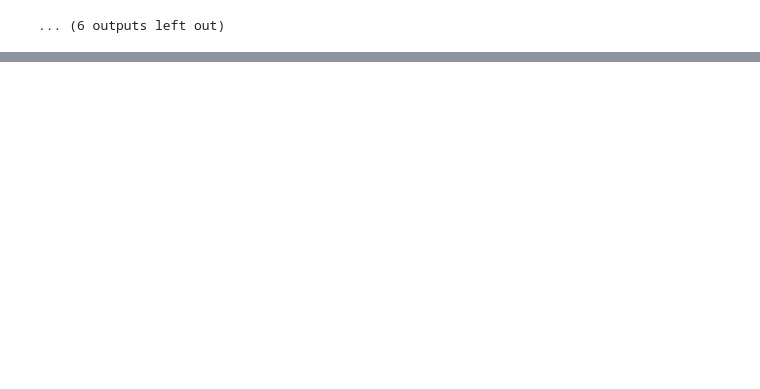
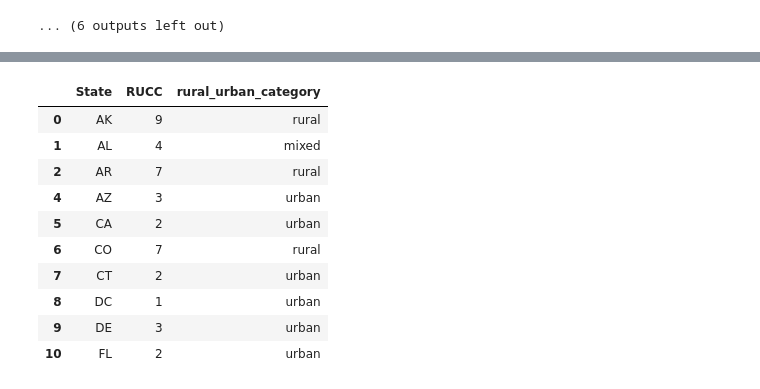
Before and after one commit to arnavjain321-prog/DS_6021_Final_Project, a Jupyter notebook: project1.ipynb, the cells around one changed output, grey strips where cells are left out. Saved outputs shown, nothing was run; the diff lists cells and outputs as text; code cells hidden in the pictures; blank space fills up the shorter version.

```diff
--- a/project1.ipynb
+++ b/project1.ipynb
@@ -194,0 +644,5 @@ snap_benefits — shape: (66, 6)
+# %%
+rural = pd.read_csv(
+    RAW_DIR / "Ruralurbancontinuumcodes2023.csv",
+    encoding="latin-1"
+)
@@ -194,0 +669,26 @@ snap_benefits — shape: (66, 6)
+# %%
+# ---- Clean RUCC data ----
+rural_clean = rural[rural["Attribute"] == "RUCC_2023"].copy()
+
+# Convert RUCC code to integer
+rural_clean["RUCC"] = rural_clean["Value"].astype(float).astype(int)
+
+# Aggregate to state-level median RUCC
+state_rucc = (
+    rural_clean.groupby("State")["RUCC"]
+    .median()
+    .reset_index()
+)
+
+# Create Urban/Mixed/Rural category
+def classify_rucc(code):
+    if code <= 3:
+        return "urban"
+    elif code <= 6:
+        return "mixed"
+    else:
+        return "rural"
+
+state_rucc["rural_urban_category"] = state_rucc["RUCC"].apply(classify_rucc)
+
+state_rucc.head()
@@ -194,0 +702,18 @@ snap_benefits — shape: (66, 6)
+# %%
+state_rucc = state_rucc[state_rucc["State"] != "AS"].copy()
+
+state_rucc["RUCC"] = state_rucc["RUCC"].astype(int)
+
+state_rucc.head(10)
+# %% [output]
+|  | State | RUCC | rural_urban_category |
+| 0 | AK | 9 | rural |
+| 1 | AL | 4 | mixed |
+| 2 | AR | 7 | rural |
+| 4 | AZ | 3 | urban |
+| 5 | CA | 2 | urban |
+| 6 | CO | 7 | rural |
+| 7 | CT | 2 | urban |
+| 8 | DC | 1 | urban |
+| 9 | DE | 3 | urban |
+| 10 | FL | 2 | urban |
```
Also changed, not shown: parts of 10 cells of this notebook, 13 other files.
